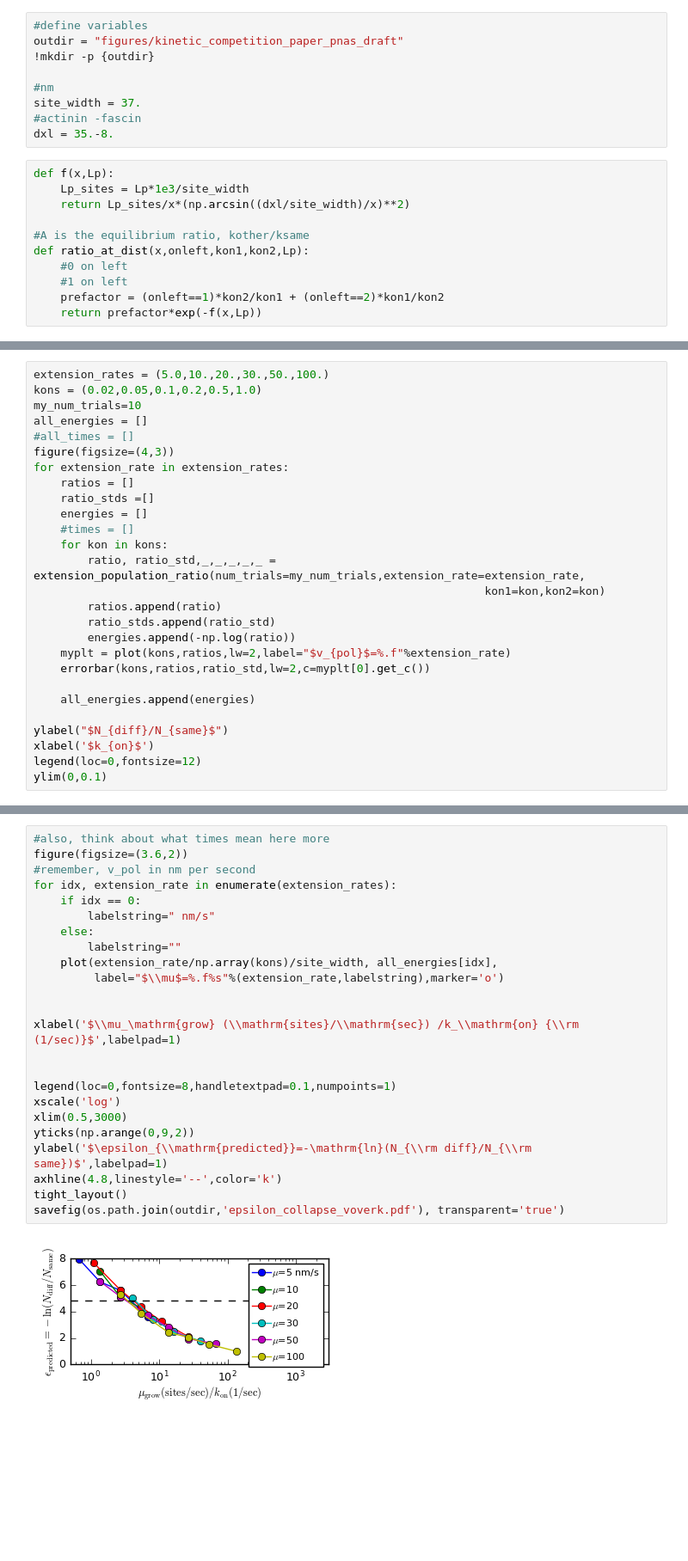
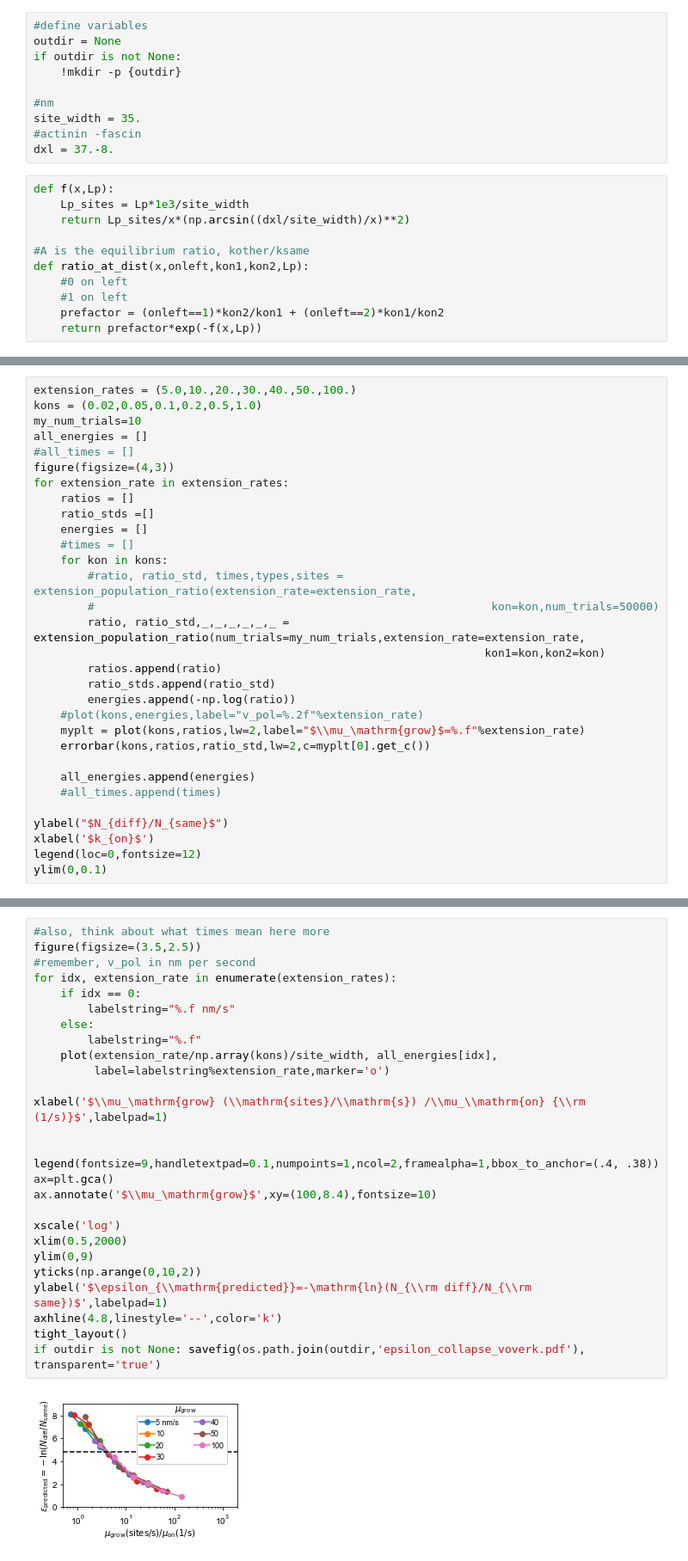
Before and after one commit to Simfreed/AFINES, a Jupyter notebook: xlink_sorting_paper/kmc.ipynb, the cells around one changed output, grey strips where cells are left out. Shown at 86% size. Drawn from its saved outputs; the diff is of its cells as text; blank space fills up the shorter version.

```diff
--- a/xlink_sorting_paper/kmc.ipynb
+++ b/xlink_sorting_paper/kmc.ipynb
@@ -60,13 +63,14 @@ def bootstrap_ratio(data_list,nrepeats=300,nbins=2,bins_in=None,density=True):
     return ba(bins_total), hist_mean, hist_std, bins_total
 # %%
 #define variables
-outdir = "figures/kinetic_competition_paper_pnas_draft"
-!mkdir -p {outdir}
+outdir = None
+if outdir is not None:
+    !mkdir -p {outdir}
 
 #nm
-site_width = 37.
+site_width = 35.
 #actinin -fascin
-dxl = 35.-8.
+dxl = 37.-8.
 # %%
 def f(x,Lp):
     Lp_sites = Lp*1e3/site_width
@@ -300,5 +341,5 @@ Running until length reaches 15.000000 microns / 405 sites
 # %%
-extension_rates = (5.0,10.,20.,30.,50.,100.)
+extension_rates = (5.0,10.,20.,30.,40.,50.,100.)
 kons = (0.02,0.05,0.1,0.2,0.5,1.0)
 my_num_trials=10
 all_energies = []
@@ -310,15 +351,19 @@ for extension_rate in extension_rates:
     energies = []
     #times = []
     for kon in kons:
-        ratio, ratio_std,_,_,_,_,_ = extension_population_ratio(num_trials=my_num_trials,extension_rate=extension_rate,
+        #ratio, ratio_std, times,types,sites = extension_population_ratio(extension_rate=extension_rate,
+        #                                                           kon=kon,num_trials=50000)
+        ratio, ratio_std,_,_,_,_,_,_ = extension_population_ratio(num_trials=my_num_trials,extension_rate=extension_rate,
                                                                    kon1=kon,kon2=kon)
         ratios.append(ratio)
         ratio_stds.append(ratio_std)
         energies.append(-np.log(ratio))
-    myplt = plot(kons,ratios,lw=2,label="$v_{pol}$=%.f"%extension_rate)
+    #plot(kons,energies,label="v_pol=%.2f"%extension_rate)
+    myplt = plot(kons,ratios,lw=2,label="$\\mu_\mathrm{grow}$=%.f"%extension_rate)
     errorbar(kons,ratios,ratio_std,lw=2,c=myplt[0].get_c())
 
     all_energies.append(energies)
+    #all_times.append(times)
 
 ylabel("$N_{diff}/N_{same}$")
 xlabel('$k_{on}$')
@@ -353,28 +397,31 @@ Running until length reaches 15.000000 microns / 405 sites
 # %%
 #also, think about what times mean here more
-figure(figsize=(3.6,2))
+figure(figsize=(3.5,2.5))
 #remember, v_pol in nm per second
 for idx, extension_rate in enumerate(extension_rates):
     if idx == 0:
-        labelstring=" nm/s"
+        labelstring="%.f nm/s"
     else:
-        labelstring=""
+        labelstring="%.f"
     plot(extension_rate/np.array(kons)/site_width, all_energies[idx],
-         label="$\\mu$=%.f%s"%(extension_rate,labelstring),marker='o')
+         label=labelstring%extension_rate,marker='o')
+
+xlabel('$\\mu_\mathrm{grow} (\\mathrm{sites}/\\mathrm{s}) /\\mu_\\mathrm{on} {\\rm (1/s)}$',labelpad=1)
 
 
-xlabel('$\\mu_\mathrm{grow} (\\mathrm{sites}/\\mathrm{sec}) /k_\\mathrm{on} {\\rm (1/sec)}$',labelpad=1)
+legend(fontsize=9,handletextpad=0.1,numpoints=1,ncol=2,framealpha=1,bbox_to_anchor=(.4, .38))
+ax=plt.gca()
+ax.annotate('$\\mu_\mathrm{grow}$',xy=(100,8.4),fontsize=10)
 
-
-legend(loc=0,fontsize=8,handletextpad=0.1,numpoints=1)
 xscale('log')
-xlim(0.5,3000)
-yticks(np.arange(0,9,2))
+xlim(0.5,2000)
+ylim(0,9)
+yticks(np.arange(0,10,2))
 ylabel('$\epsilon_{\\mathrm{predicted}}=-\mathrm{ln}(N_{\\rm diff}/N_{\\rm same})$',labelpad=1)
 axhline(4.8,linestyle='--',color='k')
 tight_layout()
-savefig(os.path.join(outdir,'epsilon_collapse_voverk.pdf'), transparent='true')
+if outdir is not None: savefig(os.path.join(outdir,'epsilon_collapse_voverk.pdf'), transparent='true')
 # %% [output]
-[figure, old version]
+[figure, new version]
 # %%
 mymu = 40.
```
Also changed, not shown: parts of 10 cells of this notebook, 2 other files.
